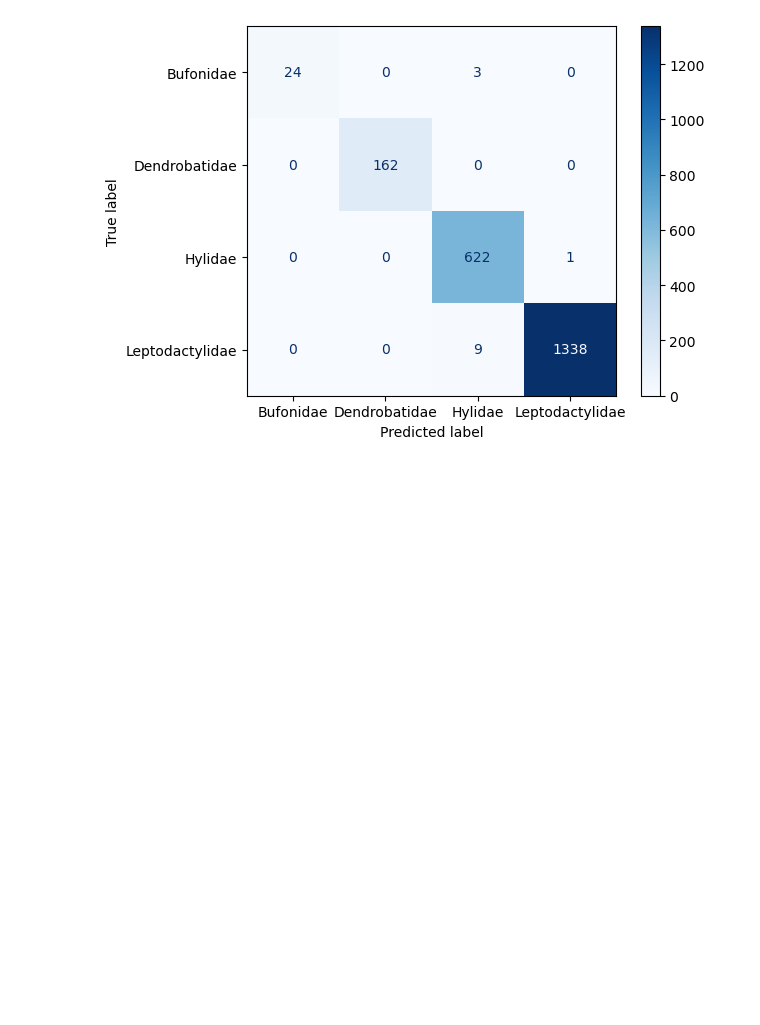
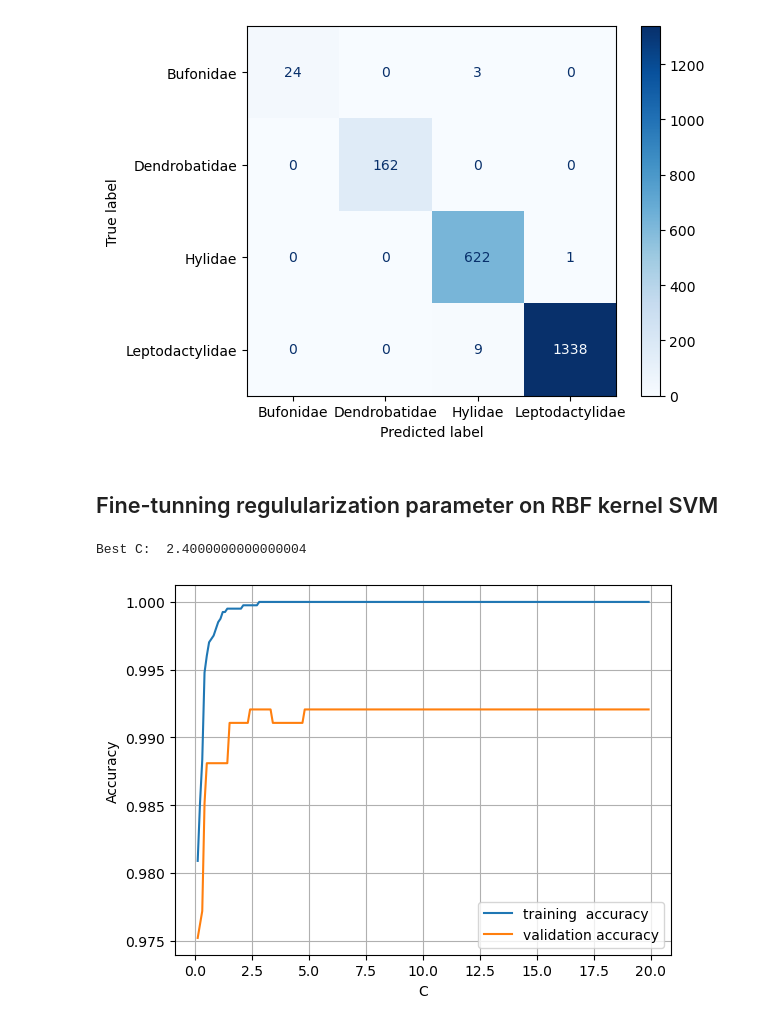
Before and after one commit to ErfanRasti/MachineLearningProjects, a Jupyter notebook: SupportVectorMachines/AnuranFamiliesRecognition.ipynb, the cells around one changed output. Cells and saved outputs as stored; diff of their text form; code cells hidden in the pictures; blank space fills up the shorter version.

```diff
--- a/SupportVectorMachines/AnuranFamiliesRecognition.ipynb
+++ b/SupportVectorMachines/AnuranFamiliesRecognition.ipynb
@@ -267,3 +269,35 @@ Support Vectors:
 Support Vectors Shape:  (534, 23)
 Number of Support Vectors:  534
 [figure]
+# %% [markdown]
+## Fine-tunning regulularization parameter on RBF kernel SVM
+# %%
+C_list = np.arange(0.1, 20, 0.1)
+val_acc = []
+train_acc = []
+val_acc_bst = 0
+best_C = 0
+
+for c in C_list:
+    RBF_SVM = SVC(kernel="rbf", C=c, random_state=42)
+    RBF_SVM.fit(train_data_splitted, train_targets_splitted)
+    train_acc.append(RBF_SVM.score(
+        train_data_splitted, train_targets_splitted))
+    val_acc.append(RBF_SVM.score(val_data, val_targets))
+
+    if val_acc[-1] > val_acc_bst:
+        val_acc_bst = val_acc[-1]
+        best_C = c
+
+print('Best C: ', best_C)
+plt.figure()
+plt.plot(C_list, train_acc, label='training  accuracy')
+plt.plot(C_list, val_acc, label='validation accuracy')
+plt.xlabel('C')
+plt.ylabel('Accuracy')
+plt.legend()
+plt.grid()
+plt.show()
+# %% [output]
+Best C:  2.4000000000000004
+[figure, added]
```
Also changed, not shown: parts of 3 cells of this notebook.
